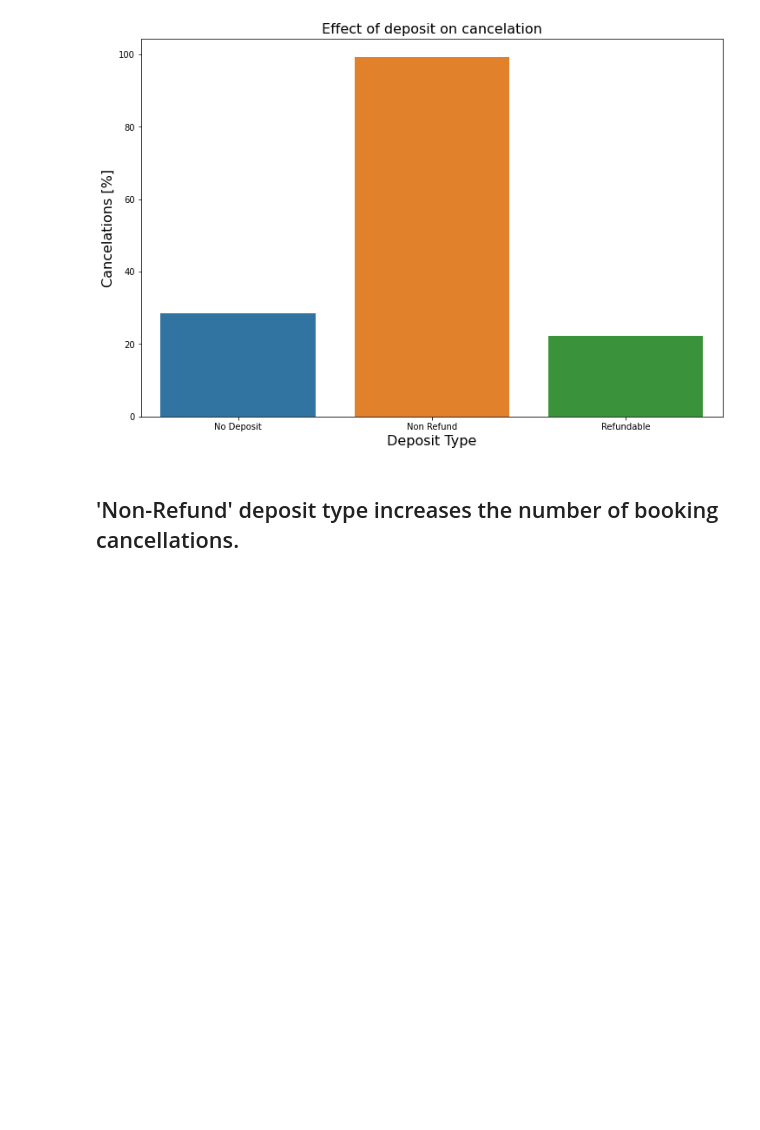
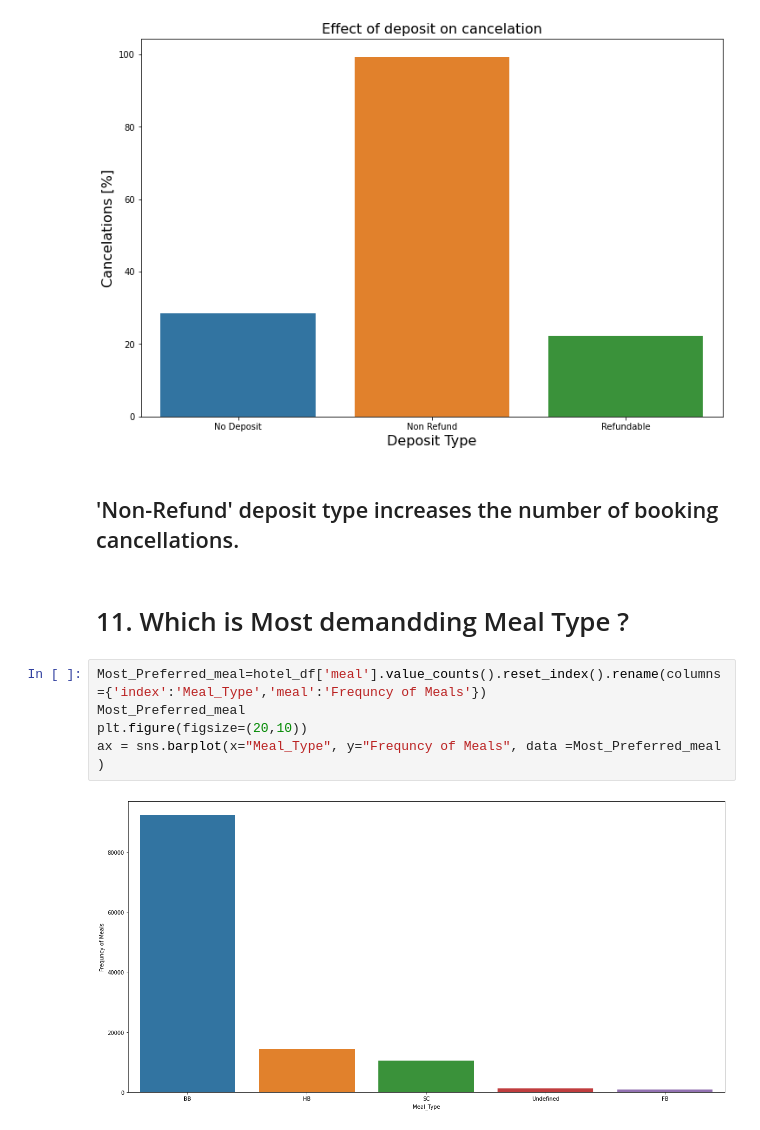
Before and after one commit to Shubhampanaskar/Hotel-Booking-Analysis-Capstone, a Jupyter notebook: Copy_of_Hotel_Booking_Analysis_BY_SHUBHAM_PANASKAR_Capstone_Project.ipynb, the cells around one changed output. Saved outputs shown, nothing was run; the diff lists cells and outputs as text; blank space fills up the shorter version.

```diff
--- a/Copy_of_Hotel_Booking_Analysis_BY_SHUBHAM_PANASKAR_Capstone_Project.ipynb
+++ b/Copy_of_Hotel_Booking_Analysis_BY_SHUBHAM_PANASKAR_Capstone_Project.ipynb
@@ -571,3 +571,12 @@ Text(0, 0.5, 'Cancelations [%]')
 [figure]
 # %% [markdown]
 ## 'Non-Refund' deposit type increases the number of booking cancellations.
+# %% [markdown]
+# 11. Which is Most demandding Meal Type ?
+# %%
+Most_Preferred_meal=hotel_df['meal'].value_counts().reset_index().rename(columns={'index':'Meal_Type','meal':'Frequncy of Meals'})
+Most_Preferred_meal
+plt.figure(figsize=(20,10))
+ax = sns.barplot(x="Meal_Type", y="Frequncy of Meals", data =Most_Preferred_meal )
+# %% [output]
+[figure, added]
```
Also changed, not shown: parts of 4 cells of this notebook.
